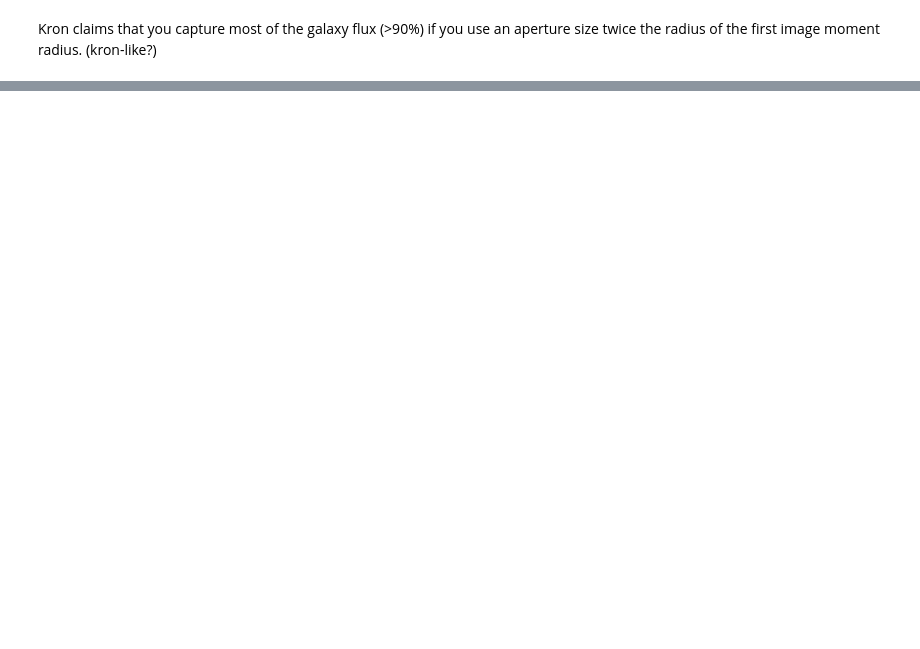
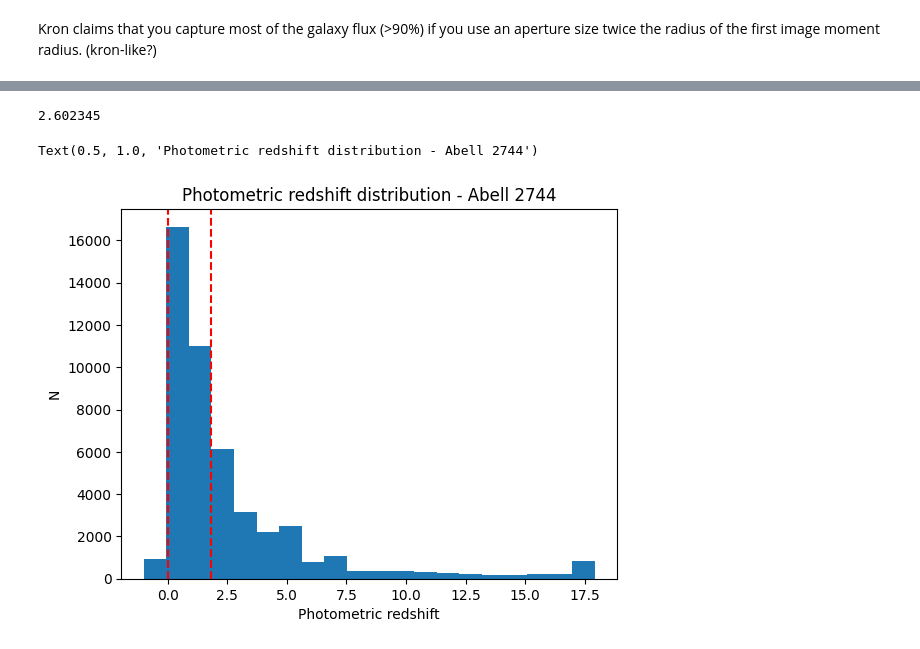
Before and after one commit to mayamerch/block-3-project, a Jupyter notebook: abell 2744.ipynb, the cells around one changed output, grey strips where cells are left out. Drawn from its saved outputs; the diff is of its cells as text; code cells hidden in the pictures; blank space fills up the shorter version.

```diff
--- a/abell 2744.ipynb
+++ b/abell 2744.ipynb
@@ -281,0 +226,13 @@ plt.legend()
+# %%
+import eazy.hdf5
+
+if not os.path.exists('templates'):
+    eazy.symlink_eazy_inputs()
+
+root = f'{field}-fix'
+
+self = eazy.hdf5.initialize_from_hdf5(h5file=root+'.eazypy.h5')
+
+zout = utils.read_catalog(root+'.eazypy.zout.fits')
+self.cat = utils.read_catalog(root+'_phot_apcorr.fits')
+cat = self.cat
@@ -281,0 +304,14 @@ plt.legend()
+# %%
+np.mean(zout['z_phot'])
+# %% [output]
+2.602345
+# %%
+plt.hist(zout['z_phot'], bins=20)
+plt.axvline(0, linestyle='--', color='red')
+plt.axvline(1.8, linestyle='--', color='red')
+plt.xlabel('Photometric redshift'); plt.ylabel('N'); plt.title('Photometric redshift distribution - Abell 2744')
+## mean at z ~ 2.6, most 1 < z < 2
+## Likelihood that a particular galaxy is a cluster member -> galaxies < 0 and > 7.5 are foreground/background objects?
+# %% [output]
+Text(0.5, 1.0, 'Photometric redshift distribution - Abell 2744')
+[figure, added]
```
Also changed, not shown: parts of 30 cells of this notebook, 1 other file.
